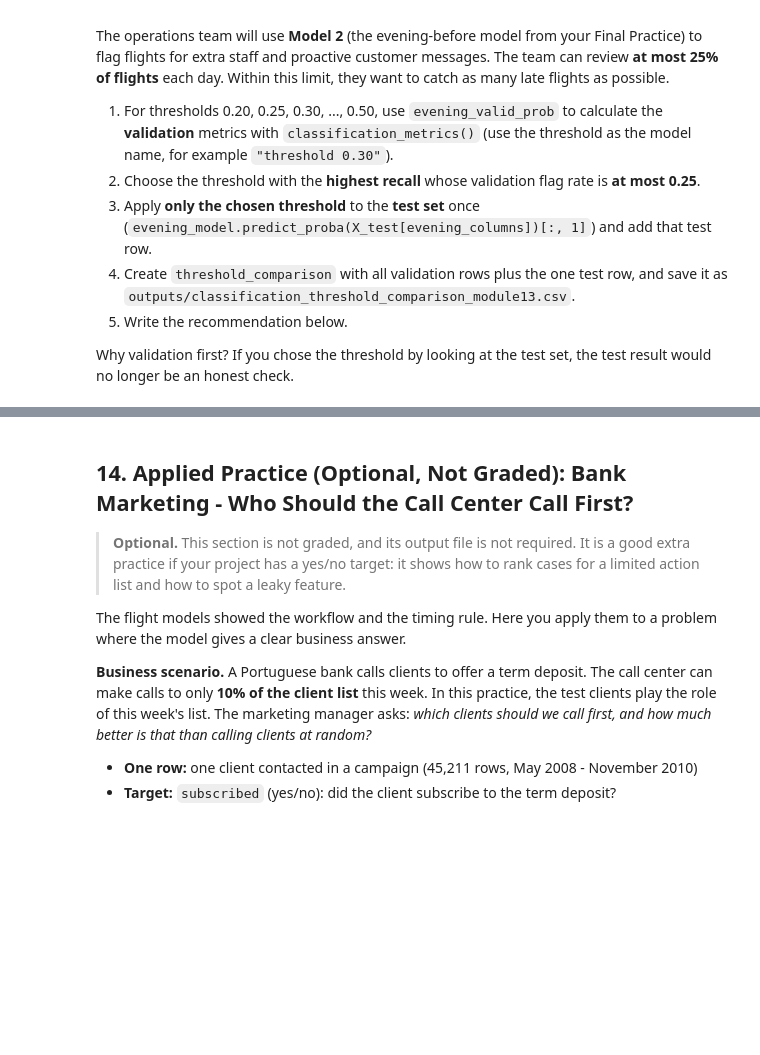
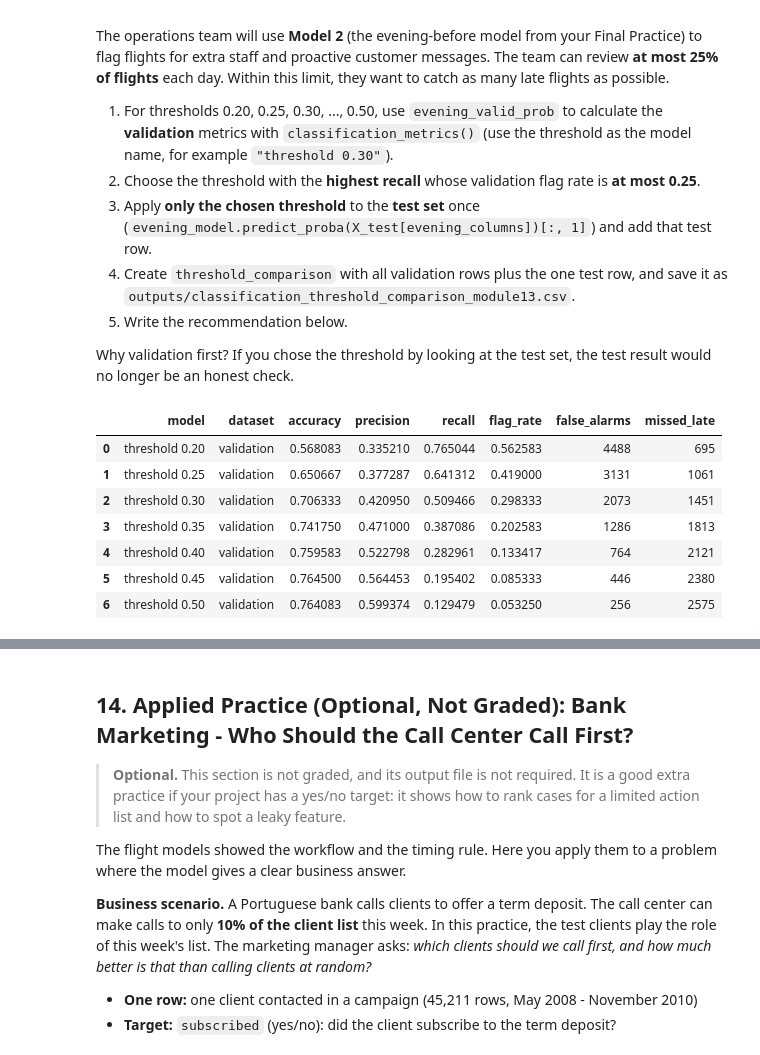
Before and after one commit to rubenruiz-gif/ban6003-week12-13-rubenruiz, a Jupyter notebook: notebooks/module13_classification_guided_lab.ipynb, the cells around one changed output, grey strips where cells are left out. Cells and saved outputs as stored; diff of their text form; code cells hidden in the pictures; blank space fills up the shorter version.

Commit message:
Complete Module 13 classification lab

```diff
--- a/notebooks/module13_classification_guided_lab.ipynb
+++ b/notebooks/module13_classification_guided_lab.ipynb
@@ -452,7 +537,13 @@ The staffing team must plan **the evening before**. At that time, `dep_delay` is
 # Final Practice Step 1
 # Create evening_columns: every column in inflight_columns except "dep_delay".
 # Hint: [col for col in inflight_columns if col != "dep_delay"]
+evening_columns = [col for col in inflight_columns if col != "dep_delay"]
 # %%
 # Final Practice Step 2
 # Create evening_model = make_pipeline(StandardScaler(), LogisticRegression(max_iter=1000))
 # and fit it on X_train[evening_columns] and y_train.
+evening_model = make_pipeline(StandardScaler(), LogisticRegression(max_iter=1000))
+
+evening_model.fit(X_train[evening_columns], y_train)
+
+print("Logistic regression model fitted.")
@@ -460,6 +553,8 @@ The staffing team must plan **the evening before**. At that time, `dep_delay` is
 # Final Practice Step 3
 # Create evening_valid_prob (probability of late on X_valid[evening_columns])
 # and evening_valid_pred = (evening_valid_prob >= 0.5).astype(int).
+evening_valid_prob = evening_model.predict_proba(X_valid[evening_columns])[:, 1]
+evening_valid_pred = (evening_valid_prob >= 0.5).astype(int)
 # %%
 # Final Practice Step 4
 # Display a DataFrame with two classification_metrics(...) rows on the validation set:
@@ -483,15 +599,68 @@ Why validation first? If you chose the threshold by looking at the test set, the
 # %%
 # Offline Assignment - your code here
 # Hints:
 # - rows = []
 #   for threshold in [0.20, 0.25, 0.30, 0.35, 0.40, 0.45, 0.50]:
 #       pred = (evening_valid_prob >= threshold).astype(int)
 #       rows.append(classification_metrics(f"threshold {threshold:.2f}", "validation", y_valid, pred))
 # - Use the validation flag_rate column to keep only thresholds with flag_rate <= 0.25,
 #   then pick the one with the highest recall.
 # - Apply only that threshold to the test probabilities and append one "test" row. Name it the same way,
 #   for example classification_metrics("threshold 0.35", "test", y_test, test_pred) if you chose 0.35.
 # - threshold_comparison = pd.DataFrame(rows); save it with output_dir / the requested filename.
+
+rows = []
+for threshold in [0.20, 0.25, 0.30, 0.35, 0.40, 0.45, 0.50]:
+        pred = (evening_valid_prob >= threshold).astype(int)
+        rows.append(classification_metrics(f"threshold {threshold:.2f}", "validation", y_valid, pred))
+
+# - Use the validation flag_rate column to keep only thresholds with flag_rate <= 0.25,
+#   then pick the one with the highest recall.
+threshold_comparison = pd.DataFrame(rows)
+
+eligible = threshold_comparison[
+    threshold_comparison["flag_rate"] <= 0.25
+]
+
+best_threshold = eligible.sort_values(
+    "recall", ascending=False
+).iloc[0]
+
+best_threshold
+
+# - Apply only that threshold to the test probabilities and append one "test" row. Name it the same way,
+#   for example classification_metrics("threshold 0.35", "test", y_test, test_pred) if you chose 0.35.
+
+evening_test_prob = evening_model.predict_proba(
+    X_test[evening_columns]
+)[:, 1]
+
+chosen_threshold = float(best_threshold["model"].split()[-1])
+test_pred = (evening_test_prob >= chosen_threshold).astype(int)
+rows.append(
+    classification_metrics(
+        best_threshold["model"],
+        "test",
+        y_test,
+        test_pred
+    )
+)
+
+threshold_comparison.to_csv(
+    output_dir / "threshold_comparison.csv",
+    index=False
+)
+
+threshold_comparison
+# %% [output]
+|  | model | dataset | accuracy | precision | recall | flag_rate | false_alarms | missed_late |
+| 0 | threshold 0.20 | validation | 0.568083 | 0.335210 | 0.765044 | 0.562583 | 4488 | 695 |
+| 1 | threshold 0.25 | validation | 0.650667 | 0.377287 | 0.641312 | 0.419000 | 3131 | 1061 |
+| 2 | threshold 0.30 | validation | 0.706333 | 0.420950 | 0.509466 | 0.298333 | 2073 | 1451 |
+| 3 | threshold 0.35 | validation | 0.741750 | 0.471000 | 0.387086 | 0.202583 | 1286 | 1813 |
+| 4 | threshold 0.40 | validation | 0.759583 | 0.522798 | 0.282961 | 0.133417 | 764 | 2121 |
+| 5 | threshold 0.45 | validation | 0.764500 | 0.564453 | 0.195402 | 0.085333 | 446 | 2380 |
+| 6 | threshold 0.50 | validation | 0.764083 | 0.599374 | 0.129479 | 0.053250 | 256 | 2575 |
 # %% [markdown]
 ### Staffing Alert Recommendation
 
```
Also changed, not shown: parts of 25 cells of this notebook, 2 other files.
